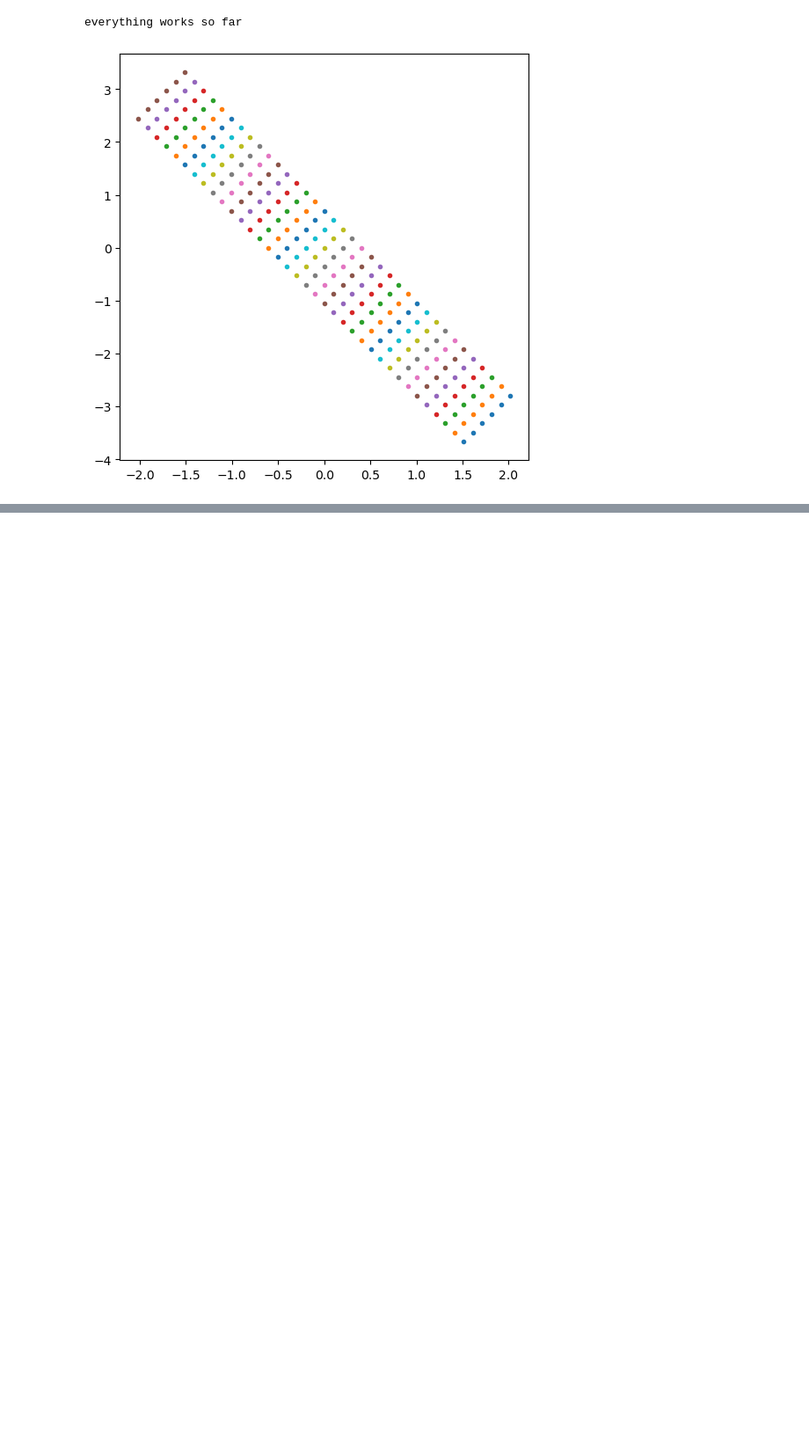
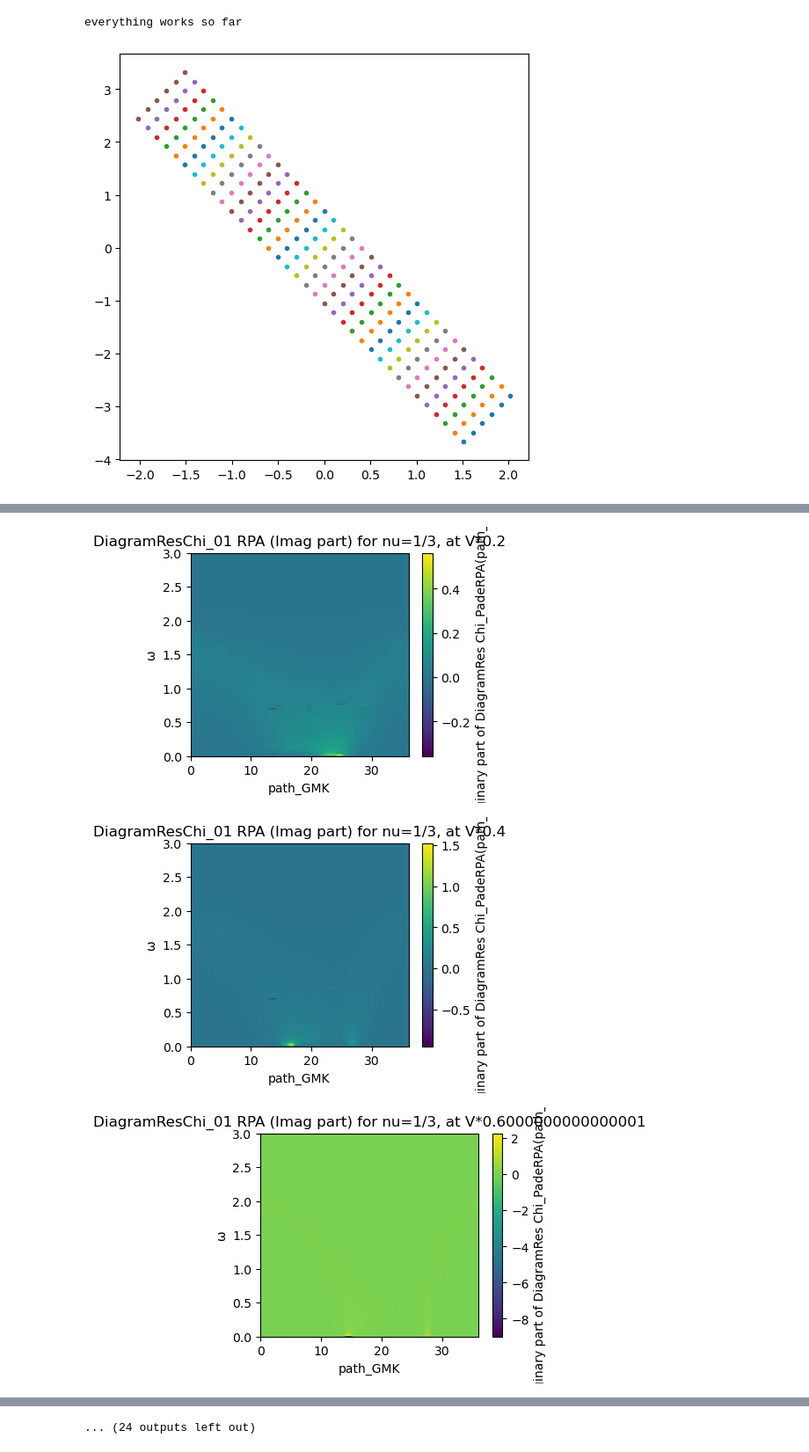
Before and after one commit to TZacha2001/MasterThesisFQHinTMDs, a Jupyter notebook: DD_Response_PADE_FullModel.ipynb, the cells around one changed output, grey strips where cells are left out. Shown at 88% size. Drawn from its saved outputs; the diff is of its cells as text; code cells hidden in the pictures; blank space fills up the shorter version.

```diff
--- a/DD_Response_PADE_FullModel.ipynb
+++ b/DD_Response_PADE_FullModel.ipynb
@@ -564,9 +563,9 @@ def get_Chi0_k_ivn_ALT_6sUC(Chi0_ab_q_ivn):
     return Chi0_k_ivn_ALT
 # %%
 #final calculation of all Greensfunctions and susceptibilities
-Fac11 = 1#noch korrekt zu berechnen !!!
-Fac21 = 1#noch korrekt zu berechnen !!!
-Fac22 = 1#noch korrekt zu berechnen !!!
+Fac11 = 0.0246442 #see laptop code
+Fac21 = 0.1111111 #see laptop code
+Fac22 = 0.1111111 #see laptop code
 
 def get_Chi0_q_ivn_nu1_3_all(G1iwn, G2iwn, G3iwn, Fac1, Fac2, Fac3):
     G1_ab_x_tau = get_G_ab_x_tau(G1iwn)
@@ -633,0 +814,12 @@ Chi02_q_ivn_compl, Chi02_q_ivn_GGGGGG, Chi02_q_ivn_GG1, Chi02_q_ivn_GG2, Chi02_q
+# %%
+eTa = 0.3*1e-2
+OMEGA_real = np.linspace(0.0, 3, 300, dtype=np.complex128)+1j*eTa*np.ones(300, dtype=np.complex128)
+OMEGA_real1 = np.linspace(0.0, 3, 300, dtype=np.complex128)+1j*eTa*np.ones(300, dtype=np.complex128)
+OMEGA_real2 = np.linspace(0.0, 7, 300, dtype=np.complex128)+1j*eTa*np.ones(300, dtype=np.complex128)
+V_qNN_1rep = get_V_NN_NNN_NNNN_q(kGridMat_e, 30, -0, -0)
+V_qNN_1attr = get_V_NN_NNN_NNNN_q(kGridMat_e, -30, 0.0, -0.0)
+V_qNN_2rep = get_V_NN_NNN_NNNN_q(kGridMat_e, -60, -0.0, 0.0)
+V_qNN_2attr = get_V_NN_NNN_NNNN_q(kGridMat_e, 60, -0, -0.0)
+# %%
+Chi1RPA_diagramResTILDE_list, Chi1RPA_diagramResTILDEattr_list = get_Chi1RPA_diagramResTILDE(Chi01_q_ivn_GG1, Chi01_q_ivn_GG1GG2, Chi01_q_ivn_GGGGGG, V_qNN_1rep, V_qNN_1attr, OMEGA_real1, ivn_mats1GG, ivn_mats1GGGG, ivn_mats1GGGGGG, Vscale=9, r=101)
+Chi2RPA_diagramResTILDE_list, Chi2RPA_diagramResTILDEattr_list = get_Chi2RPA_diagramResTILDE(Chi02_q_ivn_GG1, Chi02_q_ivn_GG3, Chi02_q_ivn_GG1GG2, Chi02_q_ivn_GG2GG3, Chi02_q_ivn_GGGGGG, V_qNN_2rep, V_qNN_2attr, OMEGA_real2, ivn_mats2GG, ivn_mats2GGGG, ivn_mats2GGGGGG, Vscale=9, r=101)
@@ -633,0 +858,40 @@ Chi02_q_ivn_compl, Chi02_q_ivn_GGGGGG, Chi02_q_ivn_GG1, Chi02_q_ivn_GG2, Chi02_q
+# %%
+for a in range(Vs01):
+    plt.figure(figsize=(4, 3))
+    plt.imshow(np.imag(np.transpose(Chi1RPA_diagramResTILDE_path_list[a])), extent=(0, 3*L, 0, 3), origin='lower', aspect='auto')
+    plt.colorbar(label='Imaginary part of DiagramRes Chi_PadeRPA(path_GMK, :)')
+    plt.title('DiagramResChi_01 RPA (Imag part) for nu=1/3, at V*'+str(V1_list[a]))
+    plt.xlabel('path_GMK')
+    plt.ylabel('ω')
+    plt.show()
+
+for a in range(Vs02):
+    plt.figure(figsize=(4, 3))
+    plt.imshow(np.imag(np.transpose(Chi2RPA_diagramResTILDE_path_list[a])), extent=(0, 3*L, 0, 7), origin='lower', aspect='auto')
+    plt.colorbar(label='Imaginary part of DiagramRes Chi_PadeRPA(path_GMK, :)')
+    plt.title('DiagramResChi_02 RPA (Imag part) for nu=2/3, at V*'+str(V2_list[a]))
+    plt.xlabel('path_GMK')
+    plt.ylabel('ω')
+    plt.show()
+
+for a in range(Vs01):
+    plt.figure(figsize=(4, 3))
+    plt.imshow(np.imag(np.transpose(Chi1RPA_diagramResTILDEattr_path_list[a])), extent=(0, 3*L, 0, 3), origin='lower', aspect='auto')
+    plt.colorbar(label='Imaginary part of DiagramRes Chi_PadeRPA(path_GMK, :)')
+    plt.title('attractive VDiagramResChi_01 RPA (Imag part) for nu=1/3, at V*'+str(V1_list[a]))
+    plt.xlabel('path_GMK')
+    plt.ylabel('ω')
+    plt.show()
+
+for a in range(Vs02):
+    plt.figure(figsize=(4, 3))
+    plt.imshow(np.imag(np.transpose(Chi2RPA_diagramResTILDEattr_path_list[a])), extent=(0, 3*L, 0, 7), origin='lower', aspect='auto')
+    plt.colorbar(label='Imaginary part of DiagramRes Chi_PadeRPA(path_GMK, :)')
+    plt.title('attractive V DiagramResChi_02 RPA (Imag part) for nu=2/3, at V*'+str(V2_list[a]))
+    plt.xlabel('path_GMK')
+    plt.ylabel('ω')
+    plt.show()
+# %% [output]
+[figure, added]
+[figure, added]
+[figure, added]
@@ -633,0 +907 @@ Chi02_q_ivn_compl, Chi02_q_ivn_GGGGGG, Chi02_q_ivn_GG1, Chi02_q_ivn_GG2, Chi02_q
+... (24 outputs left out)
```
Also changed, not shown: parts of 9 cells of this notebook, 50 other files.
